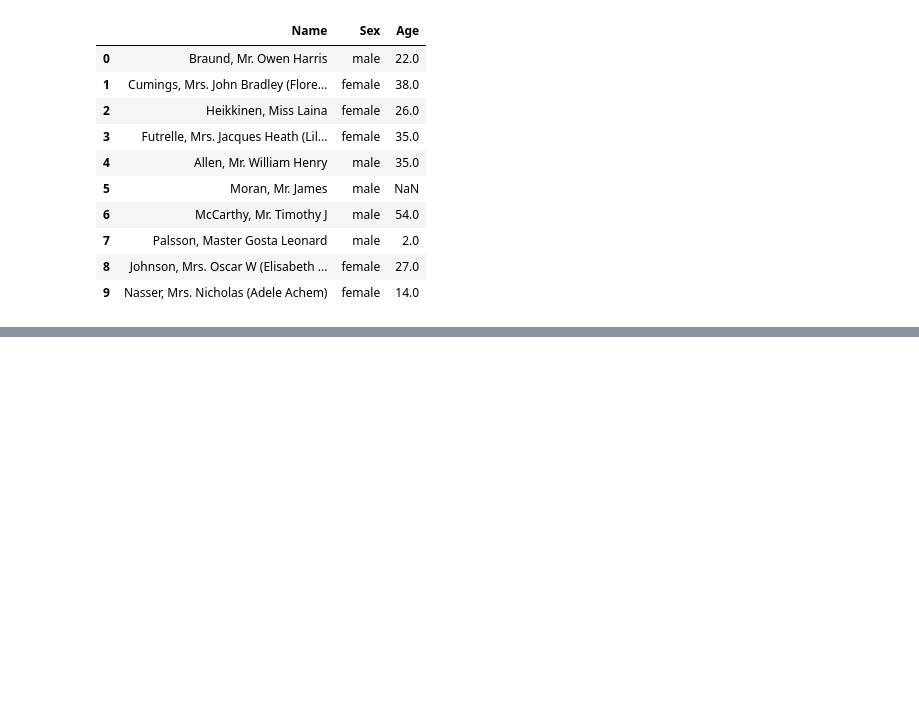
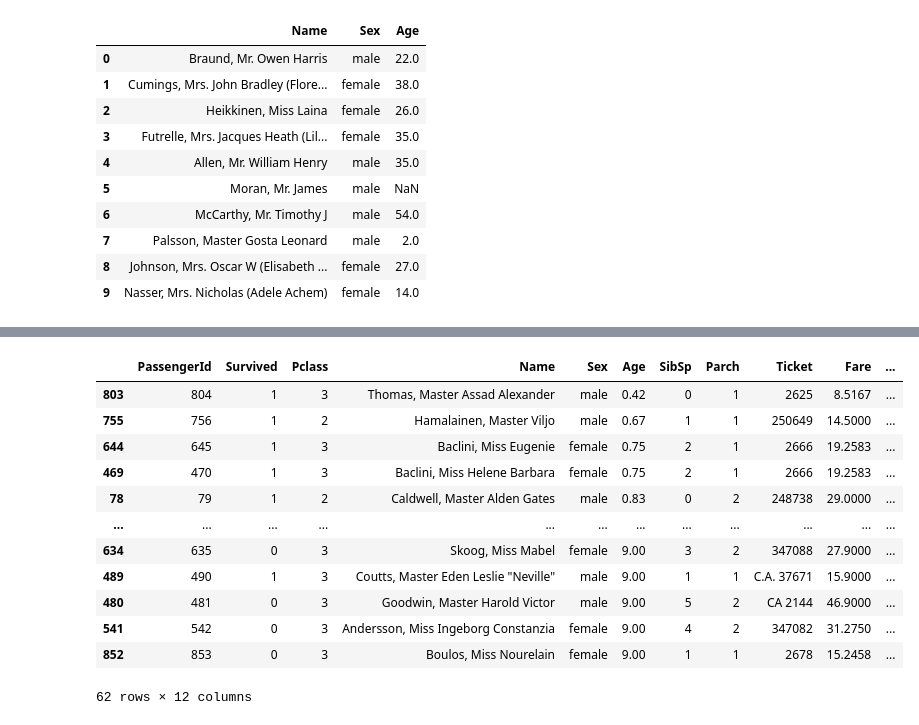
Before and after one commit to GustavMartinez/pandas_specialization, a Jupyter notebook: 01_data_manipulation/01_Transforming_DataFrames.ipynb, the cells around one changed output, grey strips where cells are left out. Drawn from its saved outputs; the diff is of its cells as text; code cells hidden in the pictures; blank space fills up the shorter version.

```diff
--- a/01_data_manipulation/01_Transforming_DataFrames.ipynb
+++ b/01_data_manipulation/01_Transforming_DataFrames.ipynb
@@ -160,0 +174,16 @@ dataset[["Name", "Sex", "Age"]].head(10)
+# %%
+dataset[dataset["Age"] < 10].sort_values("Age")
+# %% [output]
+|  | PassengerId | Survived | Pclass | Name | Sex | Age | SibSp | Parch | Ticket | Fare | ... |
+| 803 | 804 | 1 | 3 | Thomas, Master Assad Alexander | male | 0.42 | 0 | 1 | 2625 | 8.5167 | ... |
+| 755 | 756 | 1 | 2 | Hamalainen, Master Viljo | male | 0.67 | 1 | 1 | 250649 | 14.5000 | ... |
+| 644 | 645 | 1 | 3 | Baclini, Miss Eugenie | female | 0.75 | 2 | 1 | 2666 | 19.2583 | ... |
+| 469 | 470 | 1 | 3 | Baclini, Miss Helene Barbara | female | 0.75 | 2 | 1 | 2666 | 19.2583 | ... |
+| 78 | 79 | 1 | 2 | Caldwell, Master Alden Gates | male | 0.83 | 0 | 2 | 248738 | 29.0000 | ... |
+| ... | ... | ... | ... | ... | ... | ... | ... | ... | ... | ... | ... |
+| 634 | 635 | 0 | 3 | Skoog, Miss Mabel | female | 9.00 | 3 | 2 | 347088 | 27.9000 | ... |
+| 489 | 490 | 1 | 3 | Coutts, Master Eden Leslie "Neville" | male | 9.00 | 1 | 1 | C.A. 37671 | 15.9000 | ... |
+| 480 | 481 | 0 | 3 | Goodwin, Master Harold Victor | male | 9.00 | 5 | 2 | CA 2144 | 46.9000 | ... |
+| 541 | 542 | 0 | 3 | Andersson, Miss Ingeborg Constanzia | female | 9.00 | 4 | 2 | 347082 | 31.2750 | ... |
+| 852 | 853 | 0 | 3 | Boulos, Miss Nourelain | female | 9.00 | 1 | 1 | 2678 | 15.2458 | ... |
+62 rows × 12 columns
```
Also changed, not shown: parts of 6 cells of this notebook.
